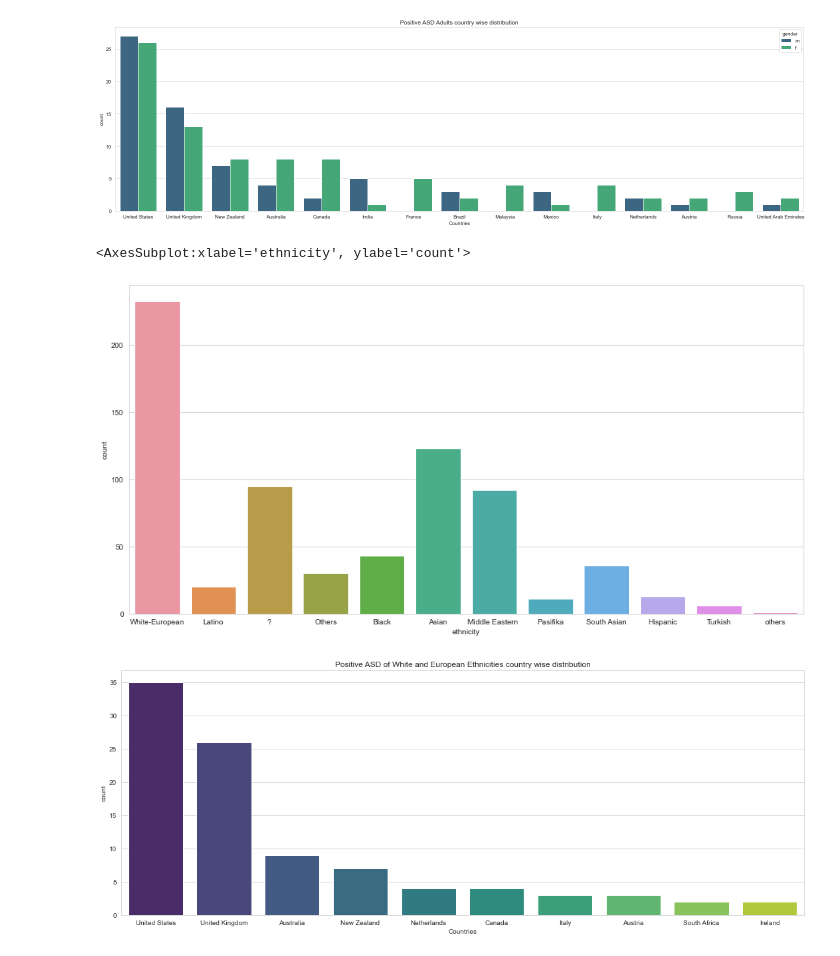
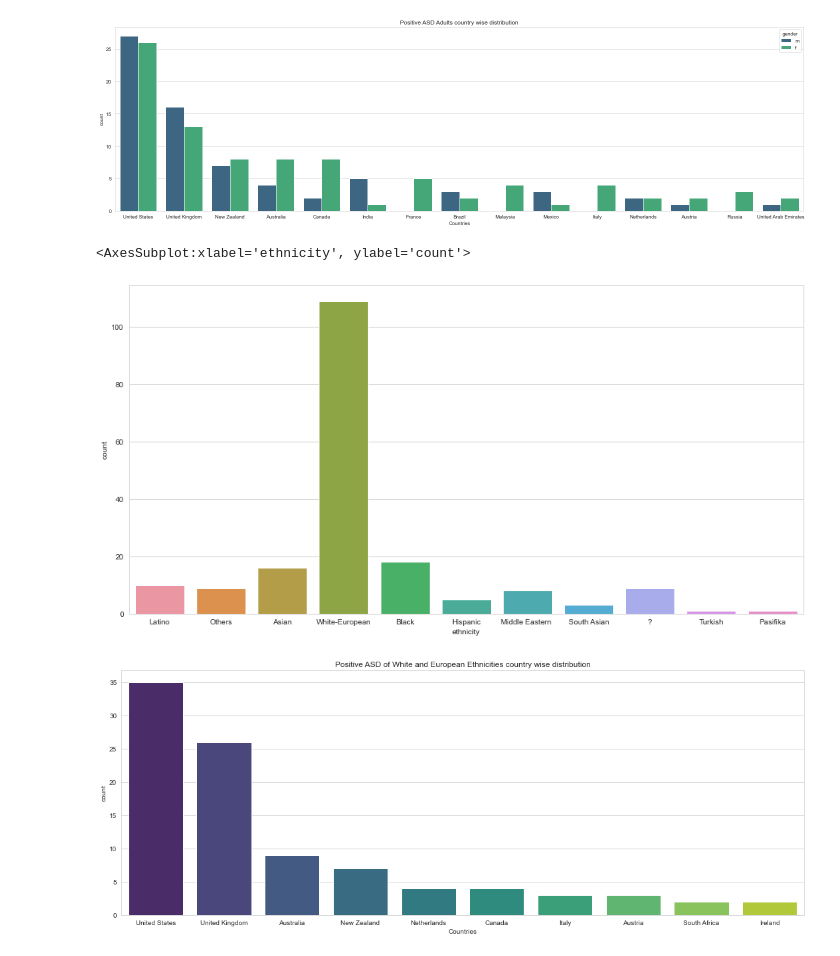
Before and after one commit to Payelban2022/A-study-on-autism, a Jupyter notebook: ASD study on Adults.ipynb, the cells around one changed output. Cells and saved outputs as stored; diff of their text form; code cells hidden in the pictures.

Commit message:
Analysis on adults

```diff
--- a/ASD study on Adults.ipynb
+++ b/ASD study on Adults.ipynb
@@ -287,10 +287,10 @@ plt.tight_layout()
 # distinguishable compared to males, which is quite contrary.
 # %%
 plt.figure(figsize = (16,8))
-sns.countplot(x = 'ethnicity', data = adult_df)
+sns.countplot(x = 'ethnicity', data = data1)
 # %% [output]
 <AxesSubplot:xlabel='ethnicity', ylabel='count'>
-[figure, old version]
+[figure, new version]
 # %%
 plt.figure(figsize=(15,6))
 sns.countplot(x='contry_of_res',data=data1[data1['ethnicity']=='White-European'],
```
Also changed, not shown: parts of 4 cells of this notebook.
